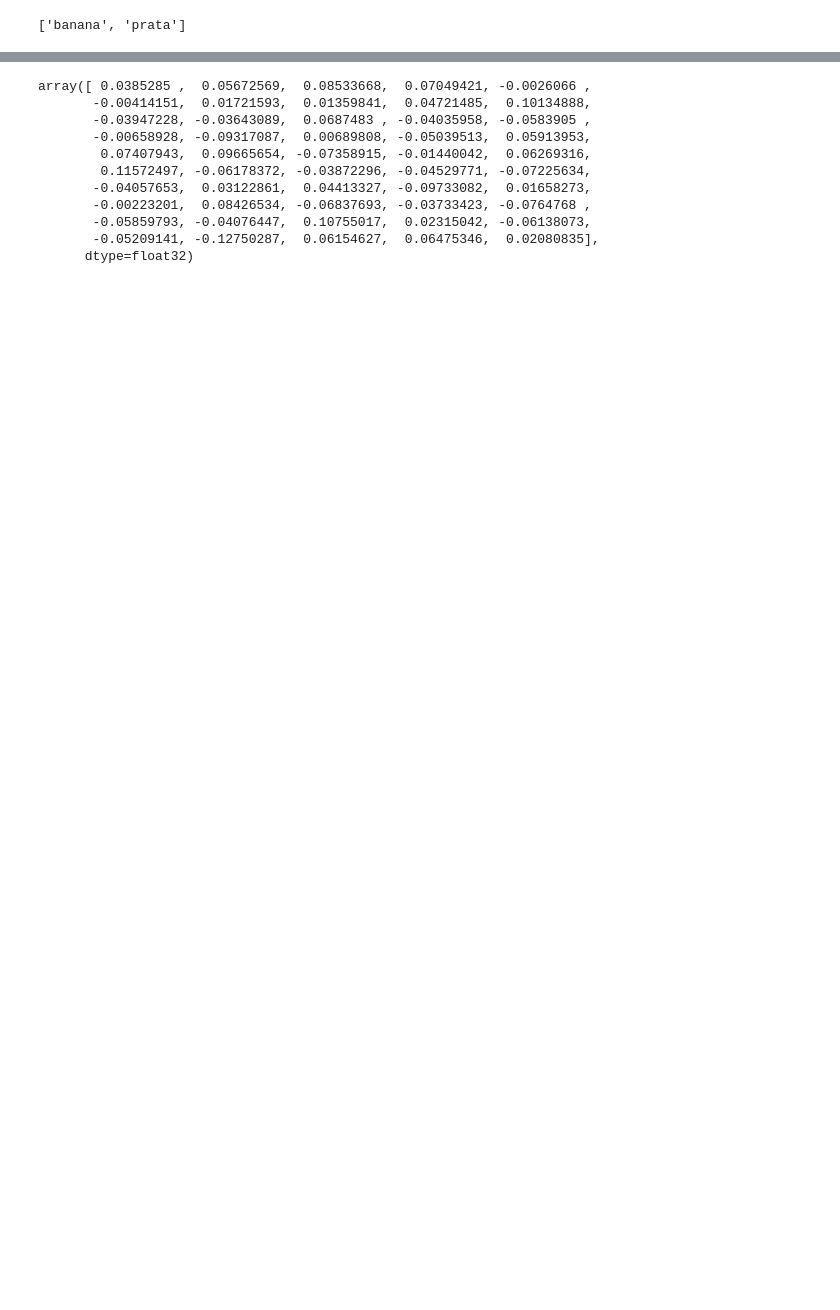
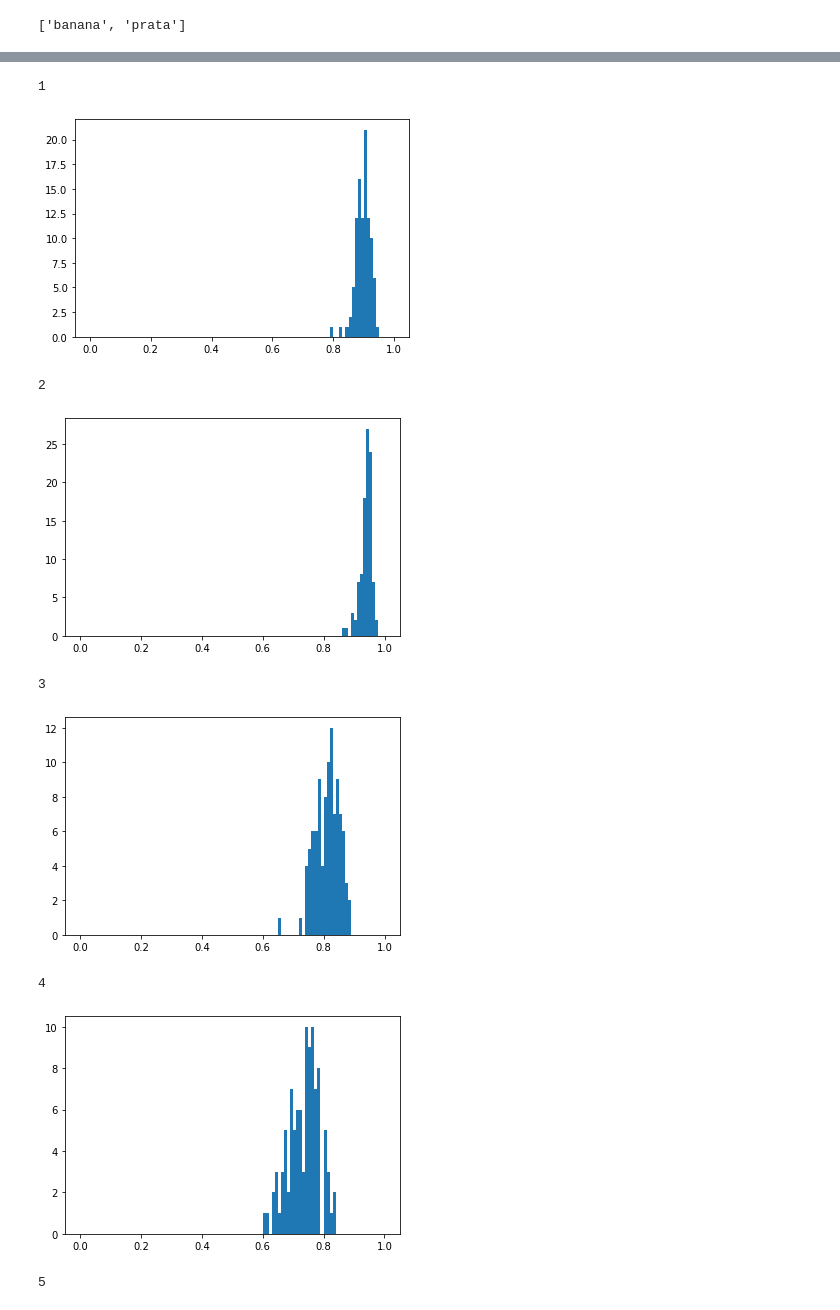
Before and after one commit to mfilipak/AFRAC_IA, a Jupyter notebook: 002_Embeddings1_Portal_da_Transparência.ipynb, the cells around one changed output, grey strips where cells are left out. Cells and saved outputs as stored; diff of their text form; code cells hidden in the pictures; blank space fills up the shorter version.

```diff
--- a/002_Embeddings1_Portal_da_Transparência.ipynb
+++ b/002_Embeddings1_Portal_da_Transparência.ipynb
@@ -394,17 +395,3 @@ TypeError: ignored
-# %%
-model.infer_vector(test_doc)
-# %% [output]
-array([ 0.0385285 ,  0.05672569,  0.08533668,  0.07049421, -0.0026066 ,
-       -0.00414151,  0.01721593,  0.01359841,  0.04721485,  0.10134888,
-       -0.03947228, -0.03643089,  0.0687483 , -0.04035958, -0.0583905 ,
-       -0.00658928, -0.09317087,  0.00689808, -0.05039513,  0.05913953,
-        0.07407943,  0.09665654, -0.07358915, -0.01440042,  0.06269316,
-        0.11572497, -0.06178372, -0.03872296, -0.04529771, -0.07225634,
-       -0.04057653,  0.03122861,  0.04413327, -0.09733082,  0.01658273,
-       -0.00223201,  0.08426534, -0.06837693, -0.03733423, -0.0764768 ,
-       -0.05859793, -0.04076447,  0.10755017,  0.02315042, -0.06138073,
-       -0.05209141, -0.12750287,  0.06154627,  0.06475346,  0.02080835],
-      dtype=float32)
 # %%
 from numpy import dot
 from numpy.linalg import norm
@@ -412,3 +399,29 @@ from numpy.linalg import norm
 def cos_sim(a,b):
   return dot(a, b)/(norm(a)*norm(b))
 #  return norm(a-b) #Para teste rápido com a distância euclidiana
+# %%
+model = Doc2Vec(tagged_data, vector_size = 50, window = 2, min_count = 1, epochs = 5, compute_loss=True)
+for i in range(10):
+  print(i+1, end="\r")
+  model.train(tagged_data, epochs=20, total_examples=model.corpus_count, callbacks=[])
+  dotprodstl = []
+  for j in range(100):
+    test_doc = ["tomate"]
+    random.seed(42)
+    a = model.infer_vector(test_doc)
+    random.seed(42)
+    test_doc = ["livro"]
+    b = model.infer_vector(test_doc)
+    dotprodstl += [cos_sim(a,b)]
+  plt.hist(dotprodstl, bins=100, range=(0,1))
+  plt.show()
+# %% [output]
+1
+[figure, added]
+2
+[figure, added]
+3
+[figure, added]
+4
+[figure, added]
+5
```
Also changed, not shown: parts of 23 cells of this notebook.
